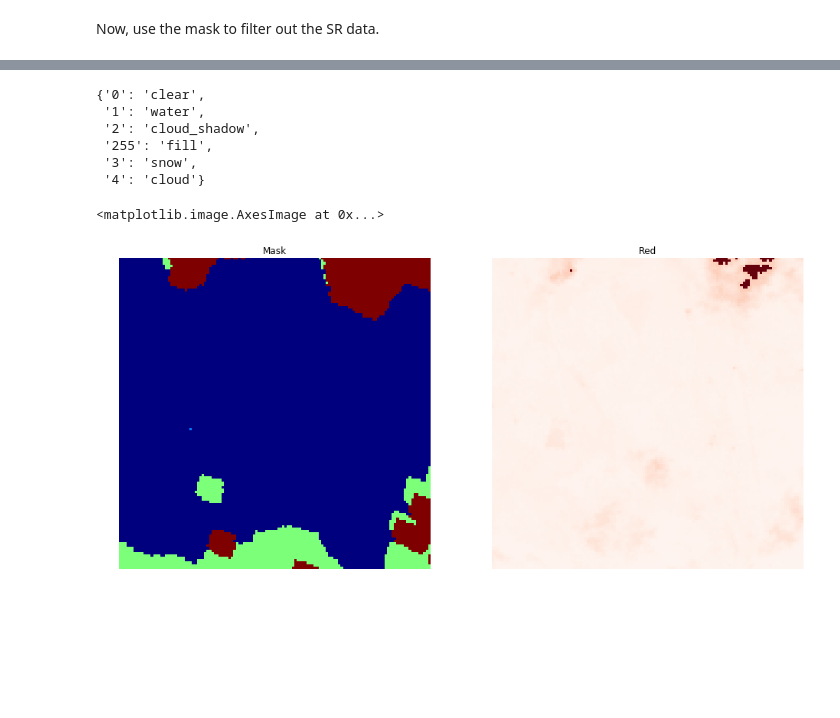
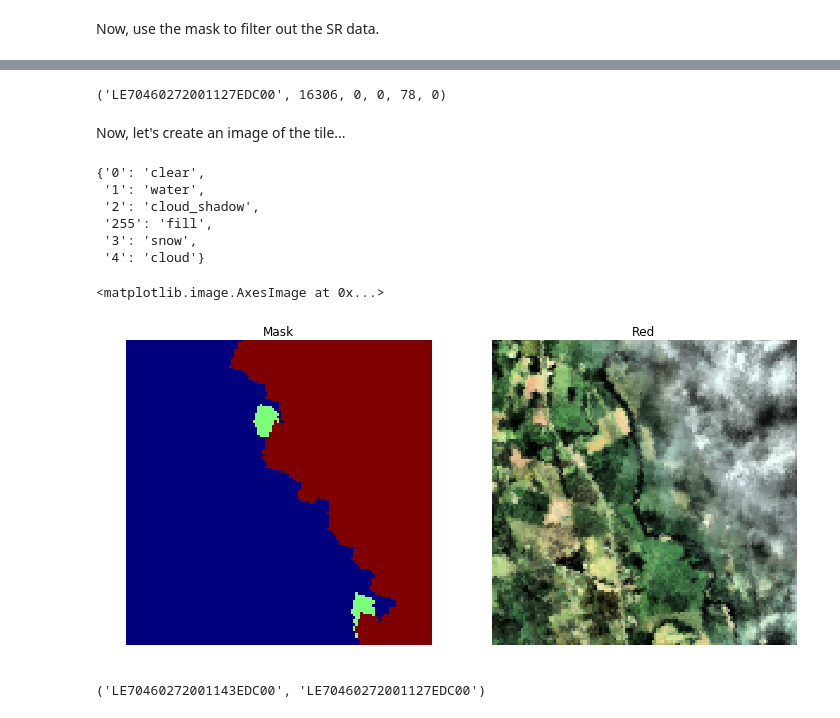
Before and after one commit to repository-preservation/lcmap-test-notebooks, a Jupyter notebook: notebooks/alpha/masks.ipynb, the cells around one changed output, grey strips where cells are left out. Drawn from its saved outputs; the diff is of its cells as text; code cells hidden in the pictures; blank space fills up the shorter version.

Commit message:
Update mask examples

```diff
--- a/notebooks/alpha/masks.ipynb
+++ b/notebooks/alpha/masks.ipynb
@@ -2,7 +2,6 @@
 from lcmap.client import Client
 client = Client();
 # %%
-x = -2062080
-y =  2952960
-t1 = "2002-01-01"
-t2 = "2003-01-01"
+x, y = -2062080, 2952960
+t1 = "2001-05-01"
+t2 = "2001-08-01"
@@ -9,3 +10,5 @@ t2 = "2003-01-01"
 # %%
 mask_spec, masks = client.data.tiles("LANDSAT_7/ETM/cfmask", x, y, t1, t2, mask=False, unscale=False)
-srb1_spec, sr_b1 = client.data.tiles("LANDSAT_7/ETM/sr_band1", x, y ,t1, t2, mask=False, unscale=False)
+srb1_spec, sr_b1 = client.data.tiles("LANDSAT_7/ETM/sr_band1", x, y ,t1, t2)
+srb2_spec, sr_b2 = client.data.tiles("LANDSAT_7/ETM/sr_band2", x, y ,t1, t2)
+srb3_spec, sr_b3 = client.data.tiles("LANDSAT_7/ETM/sr_band3", x, y ,t1, t2)
@@ -35,0 +17,5 @@ Assign the first mask and sr_band1 tile to more convenient names.
+# %%
+band_sources = [b.source for b in sr_b1]
+masks = [m for m in masks if (m.source in band_sources)]
+mask_sources = [m.source for m in masks]
+masks[6].source, sr_b1[6].source
@@ -103,3 +82,15 @@ np.ma.masked_where(m0.data == 4, t0.data).count()
+# %%
+clear  = np.ma.masked_where(m0.data != 0, t0.data).count()
+water  = np.ma.masked_where(m0.data != 1, t0.data).count()
+shadow = np.ma.masked_where(m0.data != 2, t0.data).count()
+snow   = np.ma.masked_where(m0.data != 3, t0.data).count()
+cloud  = np.ma.masked_where(m0.data != 4, t0.data).count()
+
+m0.source, clear, water, shadow, snow, cloud
+# %% [output]
+('LE70460272001127EDC00', 16306, 0, 0, 78, 0)
+# %% [markdown]
+Now, let's create an image of the tile...
 # %%
 import matplotlib.pyplot as plt
 import matplotlib.colors as mc
@@ -127,17 +118,27 @@ cmap = plt.cm.jet
 cmaplist = [cmap(i*2) for i in range(N)]
 cmap = cmap.from_list('CFMask cmap', cmaplist, N)
 # %%
-fig = plt.figure(figsize=(16,8))
+nth = 1
+
+fig = plt.figure(figsize=(12,6))
 
 s1 = fig.add_subplot(1,2,1)
 s1.axis('off')
 s1.set_title("Mask")
-s1.imshow(m0.data, interpolation='nearest')
+s1.imshow(masks[nth].data, interpolation='nearest')
 
 s2 = fig.add_subplot(1,2,2)
 s2.axis('off')
 s2.set_title("Red")
-s2.imshow(t0.data, interpolation='nearest', cmap=cm.Reds)
+
+rgb = np.dstack([sr_b3[nth].data, sr_b2[nth].data, sr_b1[nth].data])
+norm = mc.Normalize(0.0, 1.0, clip=True)
+equalized = ex.equalize_adapthist(norm(rgb), clip_limit=0.05)
+s2.imshow(equalized, interpolation='nearest')
 # %% [output]
 <matplotlib.image.AxesImage at 0x...>
-[figure, old version]
+[figure, new version]
+# %%
+masks[1].source, sr_b1[nth].source
+# %% [output]
+('LE70460272001143EDC00', 'LE70460272001127EDC00')
```
Also changed, not shown: parts of 18 cells of this notebook.
